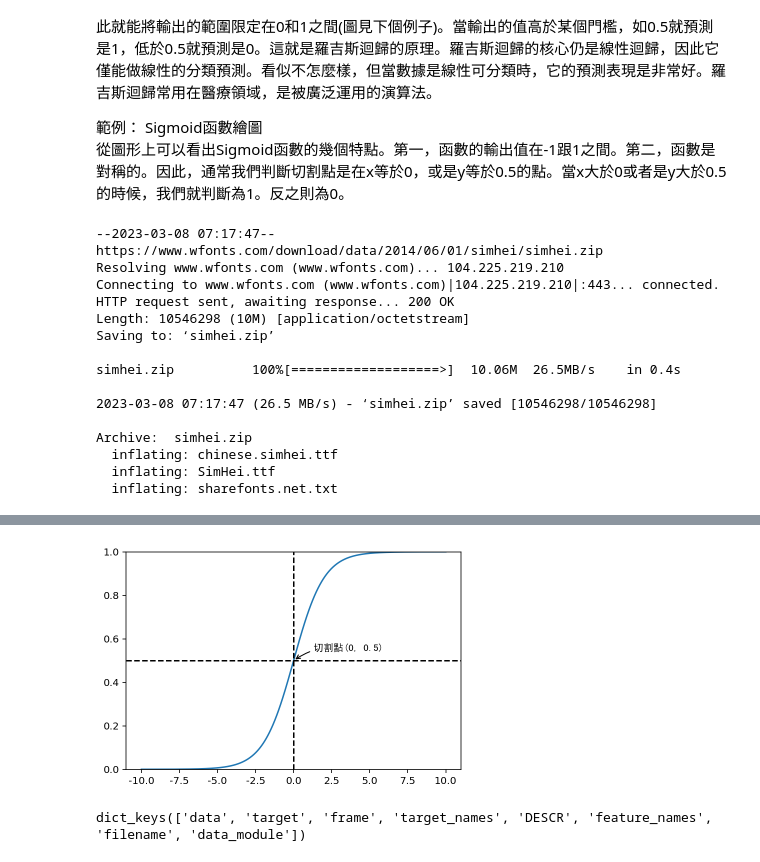
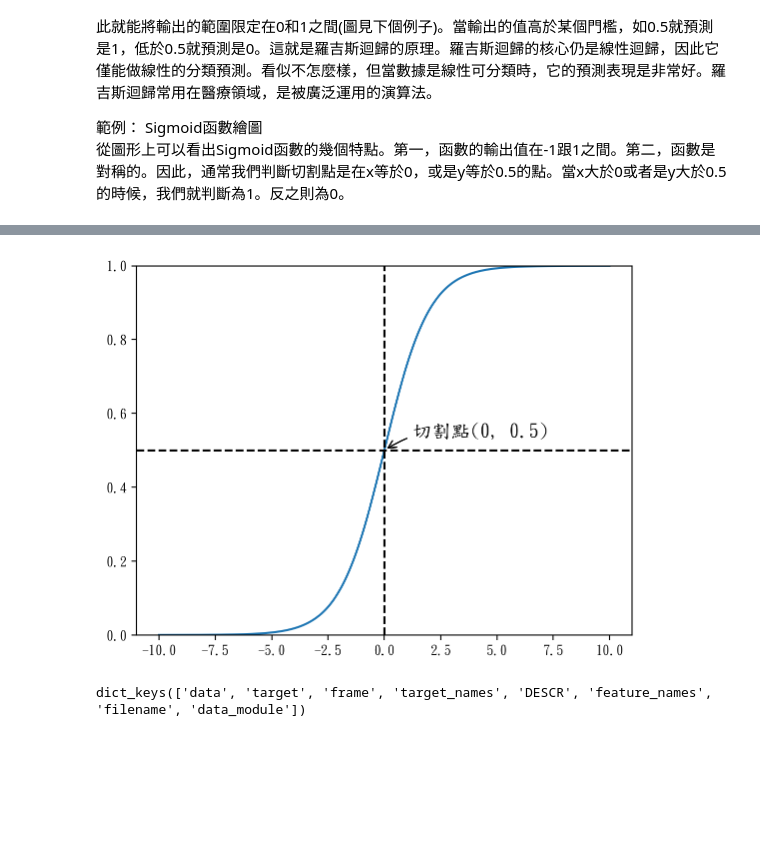
Before and after one commit to wenk015/pychang-ai.github.io, a Jupyter notebook: 112-1_big_data_analysis/W15/SUP_PY/6_羅吉斯迴歸.ipynb, the cells around one changed output, grey strips where cells are left out. Drawn from its saved outputs; the diff is of its cells as text; code cells hidden in the pictures; blank space fills up the shorter version.

```diff
--- a/112-1_big_data_analysis/W15/SUP_PY/6_羅吉斯迴歸.ipynb
+++ b/112-1_big_data_analysis/W15/SUP_PY/6_羅吉斯迴歸.ipynb
@@ -11,40 +11,24 @@
 從圖形上可以看出Sigmoid函數的幾個特點。第一，函數的輸出值在-1跟1之間。第二，函數是對稱的。因此，通常我們判斷切割點是在x等於0，或是y等於0.5的點。當x大於0或者是y大於0.5的時候，我們就判斷為1。反之則為0。
 # %%
 # 中文處理
-!wget "https://www.wfonts.com/download/data/2014/06/01/simhei/simhei.zip"
-!unzip "simhei.zip"
-!rm "simhei.zip"
-from matplotlib.font_manager import FontProperties
-myfont = FontProperties(fname=r'SimHei.ttf')
+# !wget "https://www.wfonts.com/download/data/2014/06/01/simhei/simhei.zip"
+# !unzip "simhei.zip"
+# !rm "simhei.zip"
+# from matplotlib.font_manager import FontProperties
+# myfont = FontProperties(fname=r'SimHei.ttf')
 
-def plot_chinese(ax):
-    labels = ax.get_xticklabels()+ax.legend().texts+[ax.title]+[ax.xaxis.get_label()]
-    for label in labels :
-        label.set_fontproperties(myfont)
+# def plot_chinese(ax):
+#     labels = ax.get_xticklabels()+ax.legend().texts+[ax.title]+[ax.xaxis.get_label()]
+#     for label in labels :
+#         label.set_fontproperties(myfont)
-# %% [output]
---2023-03-08 07:17:47--  https://www.wfonts.com/download/data/2014/06/01/simhei/simhei.zip
-Resolving www.wfonts.com (www.wfonts.com)... 104.225.219.210
-Connecting to www.wfonts.com (www.wfonts.com)|104.225.219.210|:443... connected.
-HTTP request sent, awaiting response... 200 OK
-Length: 10546298 (10M) [application/octetstream]
-Saving to: ‘simhei.zip’
-
-simhei.zip          100%[===================>]  10.06M  26.5MB/s    in 0.4s
-
-2023-03-08 07:17:47 (26.5 MB/s) - ‘simhei.zip’ saved [10546298/10546298]
-
-Archive:  simhei.zip
-  inflating: chinese.simhei.ttf
-  inflating: SimHei.ttf
-  inflating: sharefonts.net.txt
 # %%
 import pandas as pd
 import numpy as np
 import matplotlib.pyplot as plt
 import seaborn as sns
 %matplotlib inline
-plt.rcParams['font.sans-serif'] = ['DFKai-sb']
-plt.rcParams['axes.unicode_minus'] = False
+# plt.rcParams['font.sans-serif'] = ['DFKai-sb']
+# plt.rcParams['axes.unicode_minus'] = False
 %config InlineBackend.figure_format = 'retina'
 import warnings
 warnings.filterwarnings('ignore')
@@ -57,6 +41,6 @@ plt.axhline(0.5, c='k', ls='--')
 plt.axvline(0, c='k', ls='--')
 plt.annotate('切割點(0, 0.5)', xy=(0,0.5), fontsize=14,
              xytext=(20,10), textcoords='offset points',
-             arrowprops=dict(arrowstyle='->', connectionstyle="arc3,rad=.2")).set_fontproperties(myfont)
+             arrowprops=dict(arrowstyle='->', connectionstyle="arc3,rad=.2"))
 plt.ylim(0,1);
 # %% [output]
@@ -65,4 +47,4 @@ WARNING:matplotlib.font_manager:findfont: Generic family 'sans-serif' not found
-[figure, old version]
+[figure, new version]
 # %%
 from sklearn.datasets import load_iris
 iris = load_iris()
```
Also changed, not shown: parts of 12 cells of this notebook, 2 other files.
